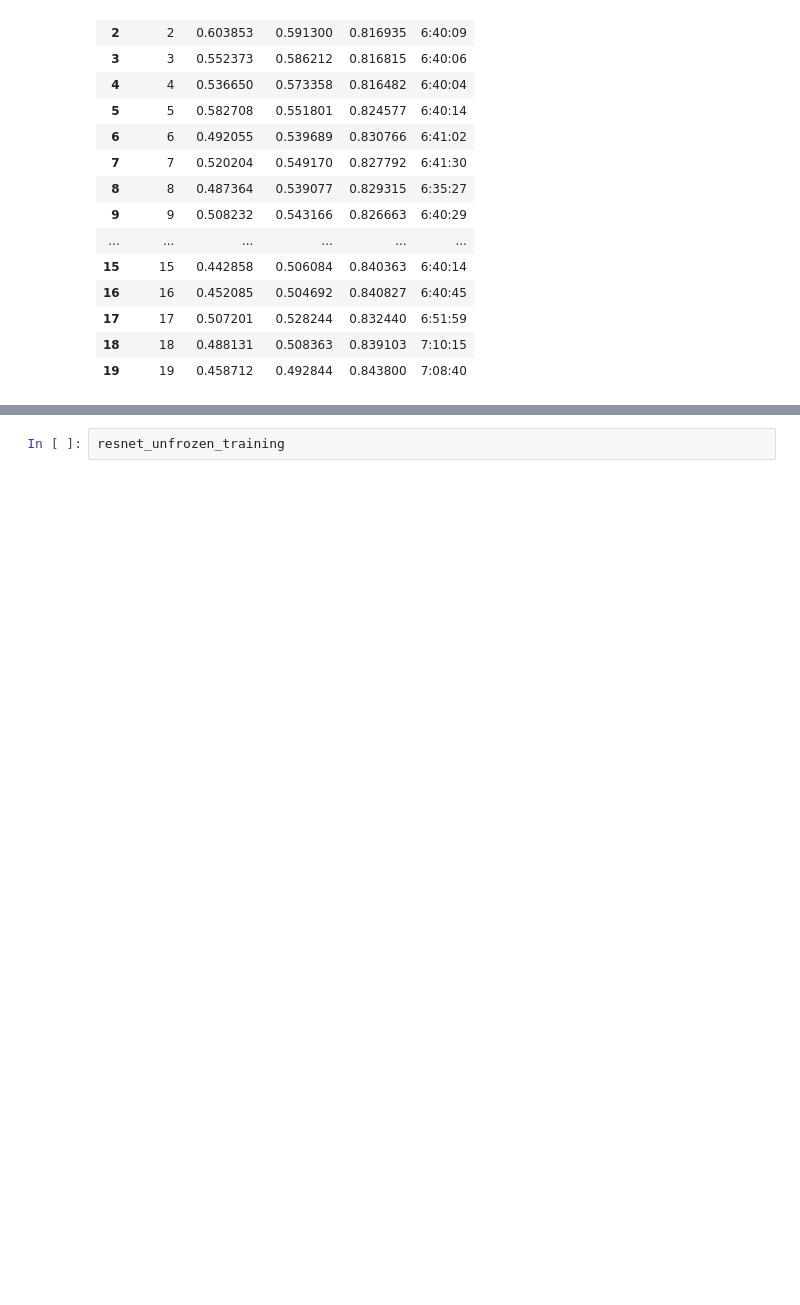
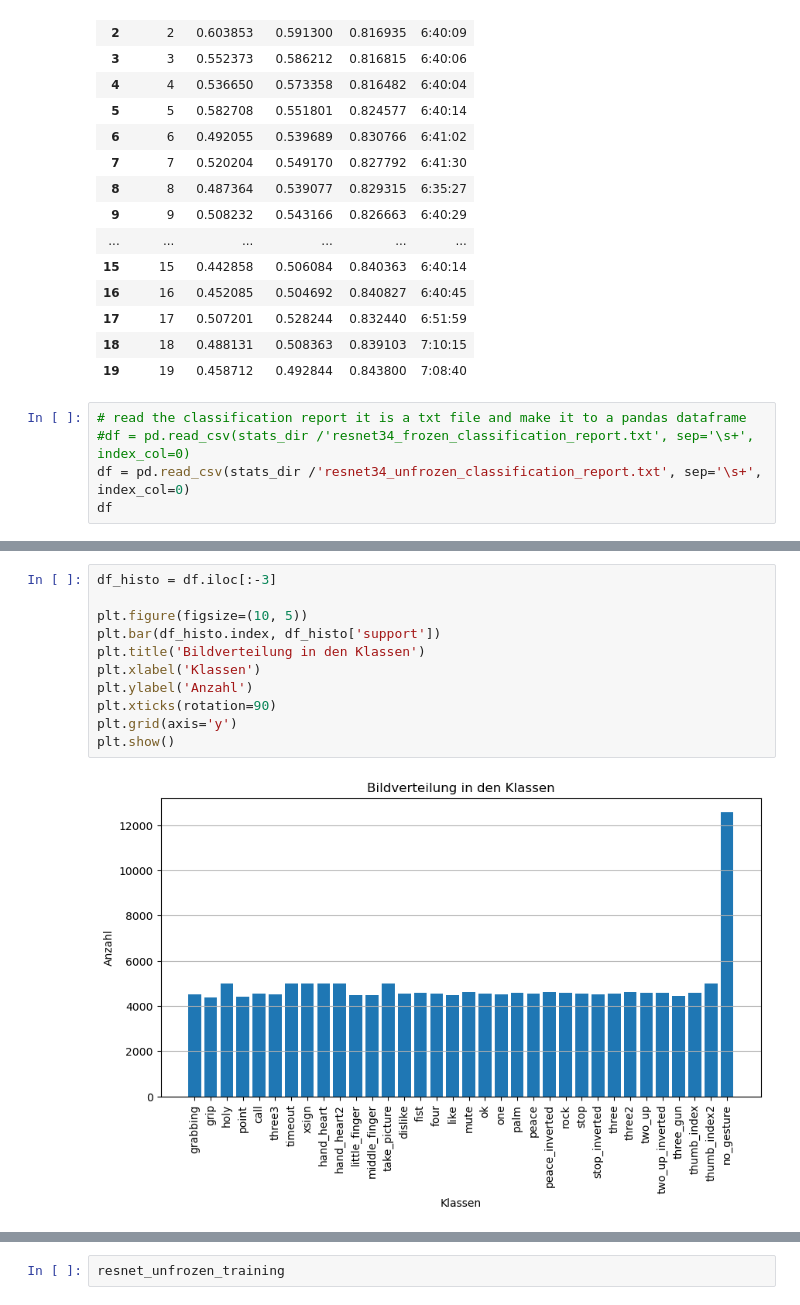
Before and after one commit to FlowkoHinti/Hand-Gesture-Recognition, a Jupyter notebook: 3_Presentation/HagridEvaluation.ipynb, the cells around one changed output, grey strips where cells are left out. Cells and saved outputs as stored; diff of their text form; blank space fills up the shorter version.

```diff
--- a/3_Presentation/HagridEvaluation.ipynb
+++ b/3_Presentation/HagridEvaluation.ipynb
@@ -37,3 +37,8 @@ resnet_frozen_training
 | 17 | 17 | 0.507201 | 0.528244 | 0.832440 | 6:51:59 |
 | 18 | 18 | 0.488131 | 0.508363 | 0.839103 | 7:10:15 |
 | 19 | 19 | 0.458712 | 0.492844 | 0.843800 | 7:08:40 |
+# %%
+# read the classification report it is a txt file and make it to a pandas dataframe
+#df = pd.read_csv(stats_dir /'resnet34_frozen_classification_report.txt', sep='\s+', index_col=0)
+df = pd.read_csv(stats_dir /'resnet34_unfrozen_classification_report.txt', sep='\s+', index_col=0)
+df
@@ -39,0 +63,13 @@ resnet_frozen_training
+# %%
+df_histo = df.iloc[:-3]
+
+plt.figure(figsize=(10, 5))
+plt.bar(df_histo.index, df_histo['support'])
+plt.title('Bildverteilung in den Klassen')
+plt.xlabel('Klassen')
+plt.ylabel('Anzahl')
+plt.xticks(rotation=90)
+plt.grid(axis='y')
+plt.show()
+# %% [output]
+[figure, added]
```
Also changed, not shown: parts of 2 cells of this notebook, 3 other files.
